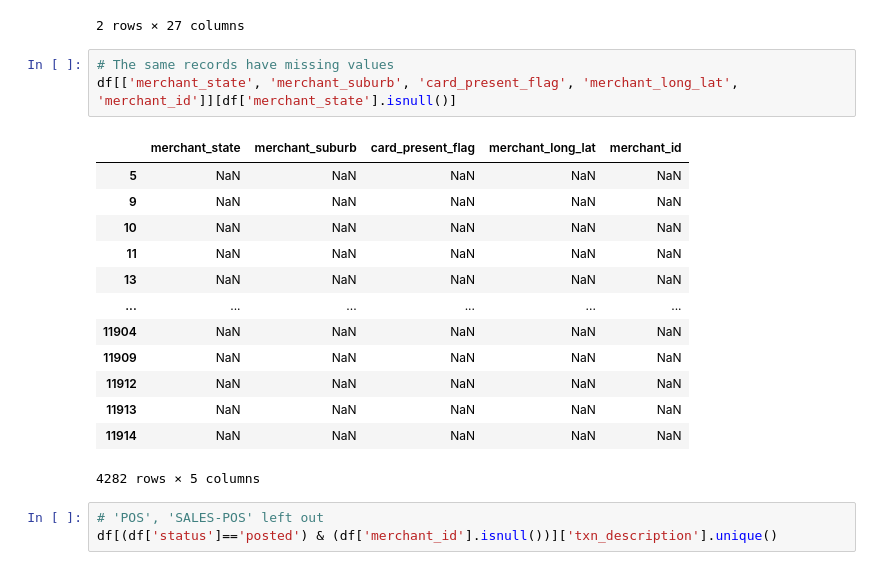
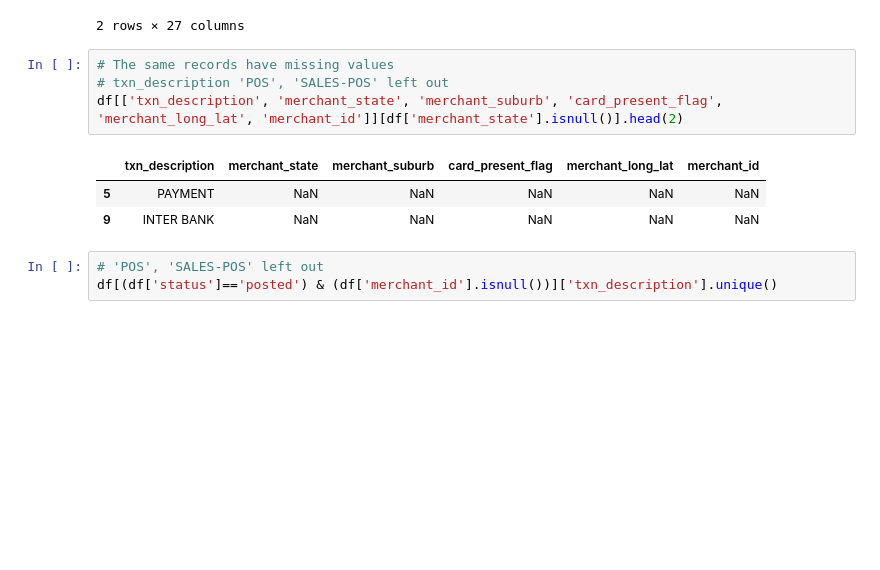
Before and after one commit to HHook/ANZ-virtual-internship, a Jupyter notebook: ANZ virtual internship EDA.ipynb, the cells around one changed output. Drawn from its saved outputs; the diff is of its cells as text; blank space fills up the shorter version.

```diff
--- a/ANZ virtual internship EDA.ipynb
+++ b/ANZ virtual internship EDA.ipynb
@@ -283,21 +284,12 @@ df[df['merchant_state'].isnull()].head(2)
 2 rows × 27 columns
 # %%
 # The same records have missing values
-df[['merchant_state', 'merchant_suburb', 'card_present_flag', 'merchant_long_lat', 'merchant_id']][df['merchant_state'].isnull()]
+# txn_description 'POS', 'SALES-POS' left out
+df[['txn_description', 'merchant_state', 'merchant_suburb', 'card_present_flag', 'merchant_long_lat', 'merchant_id']][df['merchant_state'].isnull()].head(2)
 # %% [output]
-|  | merchant_state | merchant_suburb | card_present_flag | merchant_long_lat | merchant_id |
-| 5 | NaN | NaN | NaN | NaN | NaN |
-| 9 | NaN | NaN | NaN | NaN | NaN |
-| 10 | NaN | NaN | NaN | NaN | NaN |
-| 11 | NaN | NaN | NaN | NaN | NaN |
-| 13 | NaN | NaN | NaN | NaN | NaN |
-| ... | ... | ... | ... | ... | ... |
-| 11904 | NaN | NaN | NaN | NaN | NaN |
-| 11909 | NaN | NaN | NaN | NaN | NaN |
-| 11912 | NaN | NaN | NaN | NaN | NaN |
-| 11913 | NaN | NaN | NaN | NaN | NaN |
-| 11914 | NaN | NaN | NaN | NaN | NaN |
+|  | txn_description | merchant_state | merchant_suburb | card_present_flag | merchant_long_lat | merchant_id |
+| 5 | PAYMENT | NaN | NaN | NaN | NaN | NaN |
+| 9 | INTER BANK | NaN | NaN | NaN | NaN | NaN |
-4282 rows × 5 columns
 # %%
 # 'POS', 'SALES-POS' left out
 df[(df['status']=='posted') & (df['merchant_id'].isnull())]['txn_description'].unique()
```
Also changed, not shown: parts of 13 cells of this notebook, 5 other files.
